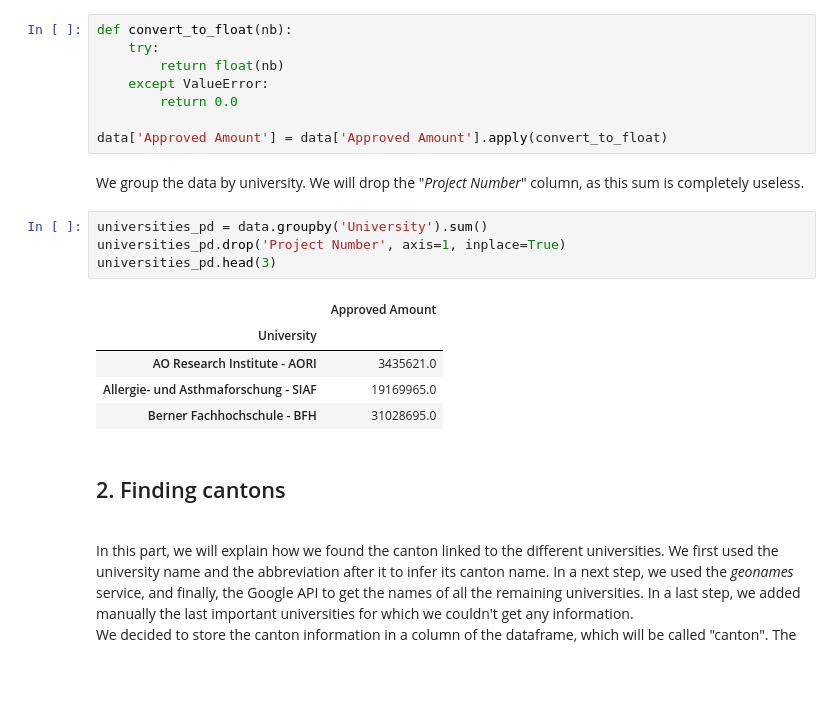
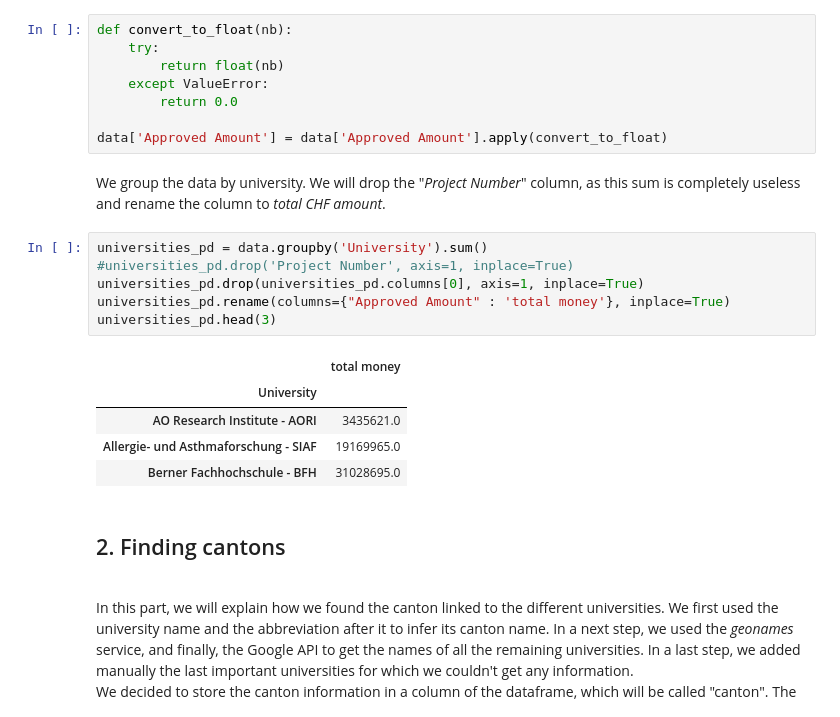
Before and after one commit to daniel-guggenheim/ada-homeworks, a Jupyter notebook: 03 - Interactive Viz/InteractiveViz.ipynb, the cells around one changed output. Drawn from its saved outputs; the diff is of its cells as text; blank space fills up the shorter version.

```diff
--- a/03 - Interactive Viz/InteractiveViz.ipynb
+++ b/03 - Interactive Viz/InteractiveViz.ipynb
@@ -65,13 +65,15 @@ def convert_to_float(nb):
 
 data['Approved Amount'] = data['Approved Amount'].apply(convert_to_float)
 # %% [markdown]
-We group the data by university. We will drop the "<i>Project Number</i>" column, as this sum is completely useless.
+We group the data by university. We will drop the "<i>Project Number</i>" column, as this sum is completely useless and rename the column to <i>total CHF amount</i>.
 # %%
 universities_pd = data.groupby('University').sum()
-universities_pd.drop('Project Number', axis=1, inplace=True)
+#universities_pd.drop('Project Number', axis=1, inplace=True)
+universities_pd.drop(universities_pd.columns[0], axis=1, inplace=True)
+universities_pd.rename(columns={"Approved Amount" : 'total money'}, inplace=True)
 universities_pd.head(3)
 # %% [output]
-|  | Approved Amount |
+|  | total money |
 | University |  |
 | AO Research Institute - AORI | 3435621.0 |
 | Allergie- und Asthmaforschung - SIAF | 19169965.0 |
```
Also changed, not shown: parts of 22 cells of this notebook.
